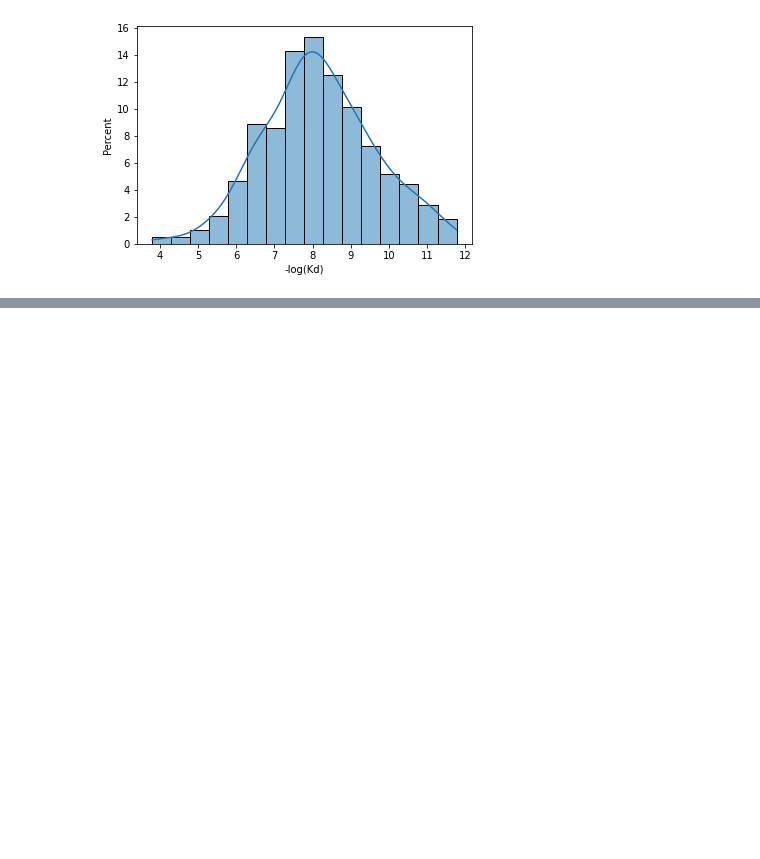
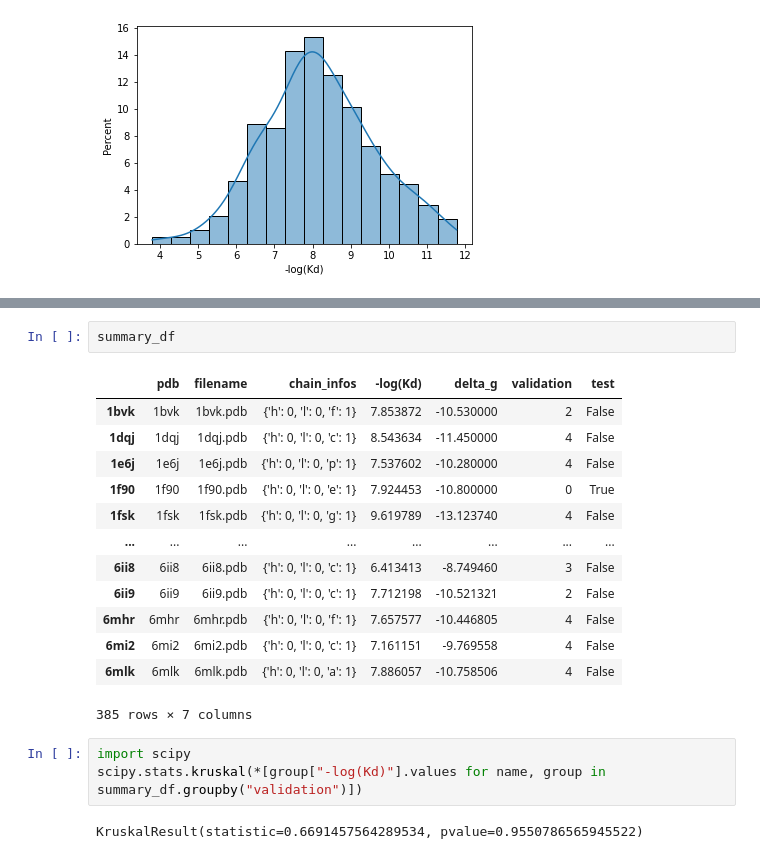
Before and after one commit to FabianTraxler/ag_binding_affinity, a Jupyter notebook: src/data_analysis/dataset_analysis/AbAg_Affinity.ipynb, the cells around one changed output, grey strips where cells are left out. Cells and saved outputs as stored; diff of their text form; blank space fills up the shorter version.

```diff
--- a/src/data_analysis/dataset_analysis/AbAg_Affinity.ipynb
+++ b/src/data_analysis/dataset_analysis/AbAg_Affinity.ipynb
@@ -93,3 +93,24 @@ plt.savefig("./plots/abag_affinity_-log(Kd)_distribution_by_val_set.png")
+# %%
+summary_df
+# %% [output]
+|  | pdb | filename | chain_infos | -log(Kd) | delta_g | validation | test |
+| 1bvk | 1bvk | 1bvk.pdb | {'h': 0, 'l': 0, 'f': 1} | 7.853872 | -10.530000 | 2 | False |
+| 1dqj | 1dqj | 1dqj.pdb | {'h': 0, 'l': 0, 'c': 1} | 8.543634 | -11.450000 | 4 | False |
+| 1e6j | 1e6j | 1e6j.pdb | {'h': 0, 'l': 0, 'p': 1} | 7.537602 | -10.280000 | 4 | False |
+| 1f90 | 1f90 | 1f90.pdb | {'h': 0, 'l': 0, 'e': 1} | 7.924453 | -10.800000 | 0 | True |
+| 1fsk | 1fsk | 1fsk.pdb | {'h': 0, 'l': 0, 'g': 1} | 9.619789 | -13.123740 | 4 | False |
+| ... | ... | ... | ... | ... | ... | ... | ... |
+| 6ii8 | 6ii8 | 6ii8.pdb | {'h': 0, 'l': 0, 'c': 1} | 6.413413 | -8.749460 | 3 | False |
+| 6ii9 | 6ii9 | 6ii9.pdb | {'h': 0, 'l': 0, 'c': 1} | 7.712198 | -10.521321 | 2 | False |
+| 6mhr | 6mhr | 6mhr.pdb | {'h': 0, 'l': 0, 'f': 1} | 7.657577 | -10.446805 | 4 | False |
+| 6mi2 | 6mi2 | 6mi2.pdb | {'h': 0, 'l': 0, 'c': 1} | 7.161151 | -9.769558 | 4 | False |
+| 6mlk | 6mlk | 6mlk.pdb | {'h': 0, 'l': 0, 'a': 1} | 7.886057 | -10.758506 | 4 | False |
+385 rows × 7 columns
+# %%
+import scipy
+scipy.stats.kruskal(*[group["-log(Kd)"].values for name, group in summary_df.groupby("validation")])
+# %% [output]
+KruskalResult(statistic=0.6691457564289534, pvalue=0.9550786565945522)
 # %%
 sns.histplot(summary_df, x="-log(Kd)", hue="test", stat="percent",kde=True)
 plt.savefig("./plots/abag_affinity_-log(Kd)_distribution_train_test.png")
```
Also changed, not shown: parts of 4 cells of this notebook, 44 other files.
